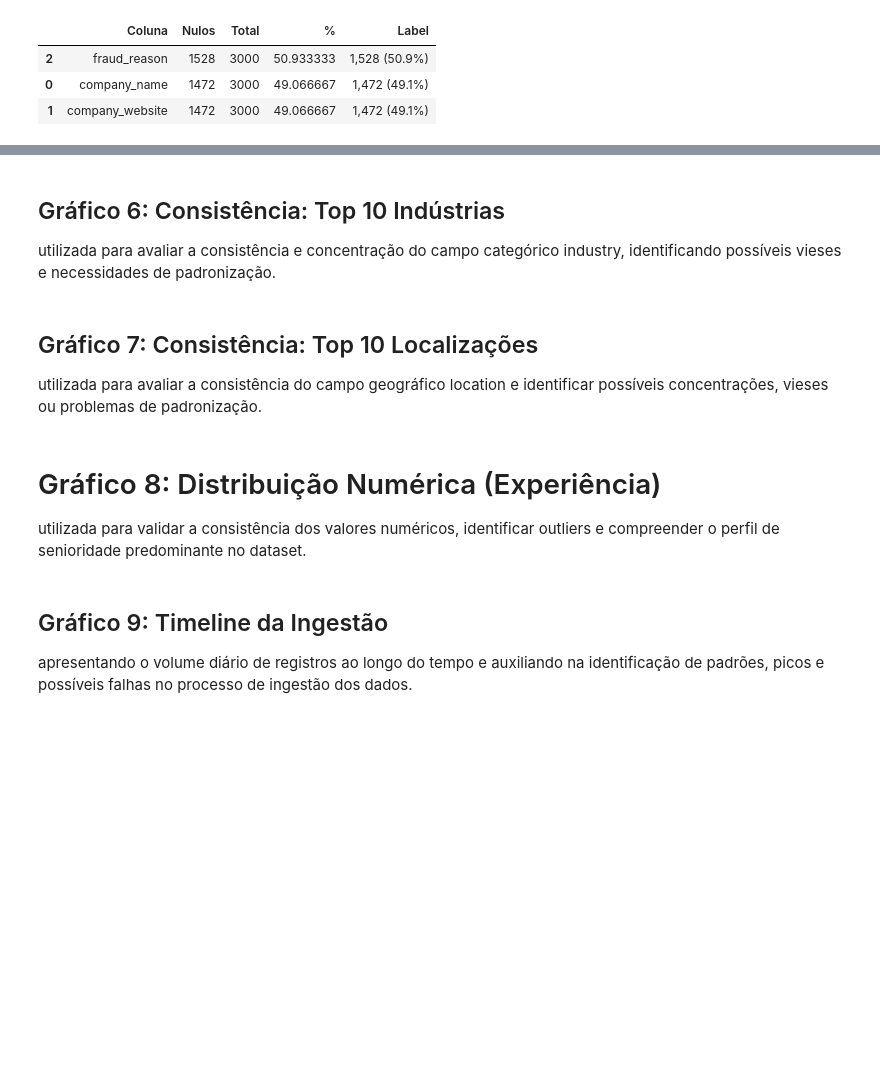
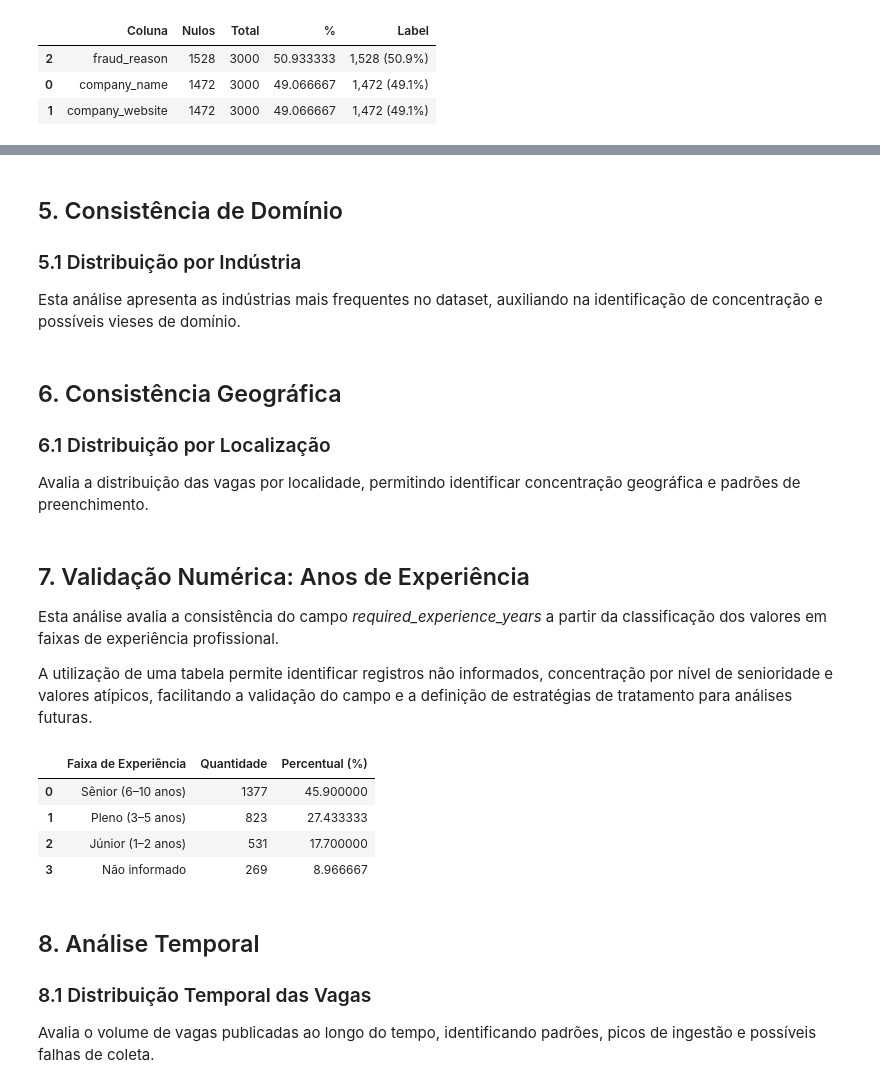
Before and after one commit to TalesRG/sb2-fake-real-job, a Jupyter notebook: Data Layer/raw/analytics.ipynb, the cells around one changed output, grey strips where cells are left out. Saved outputs shown, nothing was run; the diff lists cells and outputs as text; code cells hidden in the pictures; blank space fills up the shorter version.

```diff
--- a/Data Layer/raw/analytics.ipynb
+++ b/Data Layer/raw/analytics.ipynb
@@ -152,6 +165,9 @@ fig5.show()
 # %% [markdown]
-## Gráfico 6: Consistência: Top 10 Indústrias
-utilizada para avaliar a consistência e concentração do campo categórico industry, identificando possíveis vieses e necessidades de padronização.
+## 5. Consistência de Domínio
+
+### 5.1 Distribuição por Indústria
+Esta análise apresenta as indústrias mais frequentes no dataset, auxiliando
+na identificação de concentração e possíveis vieses de domínio.
 # %%
 top_ind = df_raw.groupBy("industry").count().orderBy(col("count").desc()).limit(10).toPandas()
 
@@ -160,8 +176,11 @@ fig6 = px.bar(top_ind, x='count', y='industry', orientation='h',
 fig6.update_layout(yaxis={'categoryorder':'total ascending'})
 fig6.show()
 # %% [markdown]
-## Gráfico 7: Consistência: Top 10 Localizações
-utilizada para avaliar a consistência do campo geográfico location e identificar possíveis concentrações, vieses ou problemas de padronização.
+## 6. Consistência Geográfica
+
+### 6.1 Distribuição por Localização
+Avalia a distribuição das vagas por localidade, permitindo identificar
+concentração geográfica e padrões de preenchimento.
 # %%
 top_loc = df_raw.groupBy("location").count().orderBy(col("count").desc()).limit(10).toPandas()
 
@@ -171,16 +190,54 @@ fig7 = px.bar(top_loc, x='count', y='location', orientation='h',
 fig7.update_layout(yaxis={'categoryorder':'total ascending'})
 fig7.show()
 # %% [markdown]
-# Gráfico 8: Distribuição Numérica (Experiência)
-utilizada para validar a consistência dos valores numéricos, identificar outliers e compreender o perfil de senioridade predominante no dataset.
+## 7. Validação Numérica: Anos de Experiência
+
+Esta análise avalia a consistência do campo *required_experience_years* a partir
+da classificação dos valores em faixas de experiência profissional.
+
+A utilização de uma tabela permite identificar registros não informados,
+concentração por nível de senioridade e valores atípicos, facilitando a validação
+do campo e a definição de estratégias de tratamento para análises futuras.
 # %%
-exp_dist = df_raw.select("required_experience_years").toPandas()
+from pyspark.sql.functions import col, when
 
-fig8 = px.histogram(exp_dist, x="required_experience_years", nbins=15,
-                    title='8. Validação Numérica: Anos de Experiência',
-                    labels={'required_experience_years':'Anos'})
-fig8.show()
+total = df_raw.count()
+
+exp_table = (
+    df_raw
+    .select(col("required_experience_years").cast("int").alias("anos"))
+    .withColumn(
+        "Faixa de Experiência",
+        when(col("anos").isNull(), "Não informado")
+        .when(col("anos") == 0, "Não informado")
+        .when(col("anos") <= 2, "Júnior (1–2 anos)")
+        .when(col("anos") <= 5, "Pleno (3–5 anos)")
+        .when(col("anos") <= 10, "Sênior (6–10 anos)")
+        .otherwise("Atípico (> 10 anos)")
+    )
+    .groupBy("Faixa de Experiência")
+    .count()
+    .withColumn(
+        "Percentual (%)",
+        (col("count") / total) * 100
+    )
+    .orderBy("count", ascending=False)
+    .toPandas()
+)
+
+exp_table.rename(columns={"count": "Quantidade"}, inplace=True)
+
+exp_table
+# %% [output]
+|  | Faixa de Experiência | Quantidade | Percentual (%) |
+| 0 | Sênior (6–10 anos) | 1377 | 45.900000 |
+| 1 | Pleno (3–5 anos) | 823 | 27.433333 |
+| 2 | Júnior (1–2 anos) | 531 | 17.700000 |
+| 3 | Não informado | 269 | 8.966667 |
 # %% [markdown]
-## Gráfico 9: Timeline da Ingestão
-apresentando o volume diário de registros ao longo do tempo e auxiliando na identificação de padrões, picos e possíveis falhas no processo de ingestão dos dados.
+## 8. Análise Temporal
+
+### 8.1 Distribuição Temporal das Vagas
+Avalia o volume de vagas publicadas ao longo do tempo, identificando padrões,
+picos de ingestão e possíveis falhas de coleta.
 # %%
```
Also changed, not shown: parts of 17 cells of this notebook, 1 other file.
